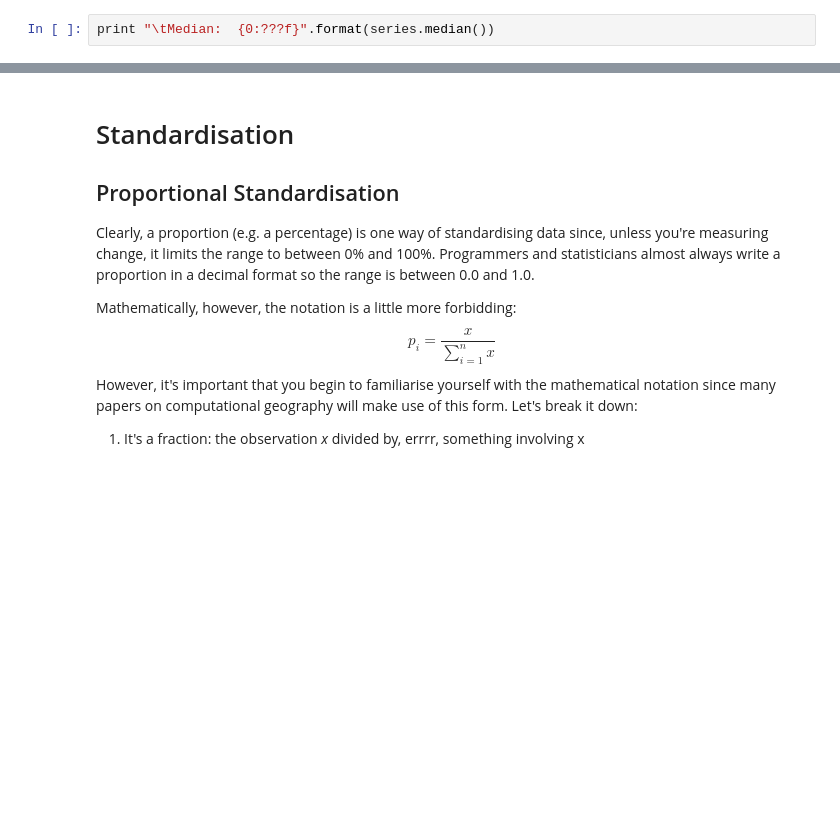
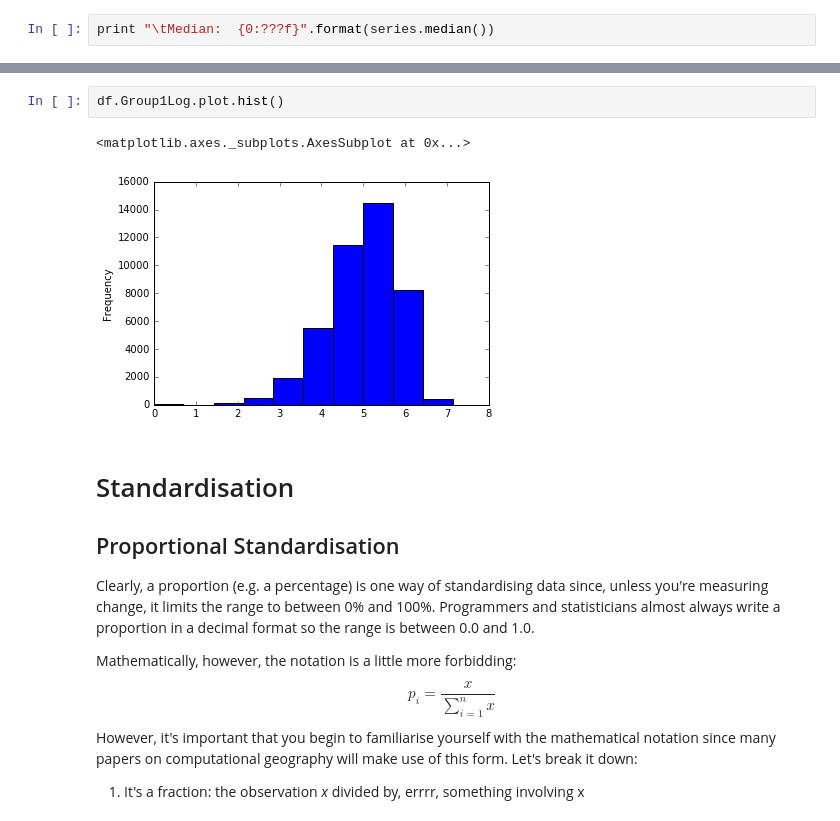
Before and after one commit to kingsgeocomp/geocomputation, a Jupyter notebook: Practical-6-Making Sense of Data with Transforms and Seaborn.ipynb, the cells around one changed output, grey strips where cells are left out. Cells and saved outputs as stored; diff of their text form; blank space fills up the shorter version.

```diff
--- a/Practical-6-Making Sense of Data with Transforms and Seaborn.ipynb
+++ b/Practical-6-Making Sense of Data with Transforms and Seaborn.ipynb
@@ -382,3 +433,8 @@ Try performing the transformation and then printing out the same summary measure
+# %%
+df.Group1Log.plot.hist()
+# %% [output]
+<matplotlib.axes._subplots.AxesSubplot at 0x...>
+[figure, added]
 # %% [markdown]
 # Standardisation
 
```
Also changed, not shown: parts of 49 cells of this notebook.
